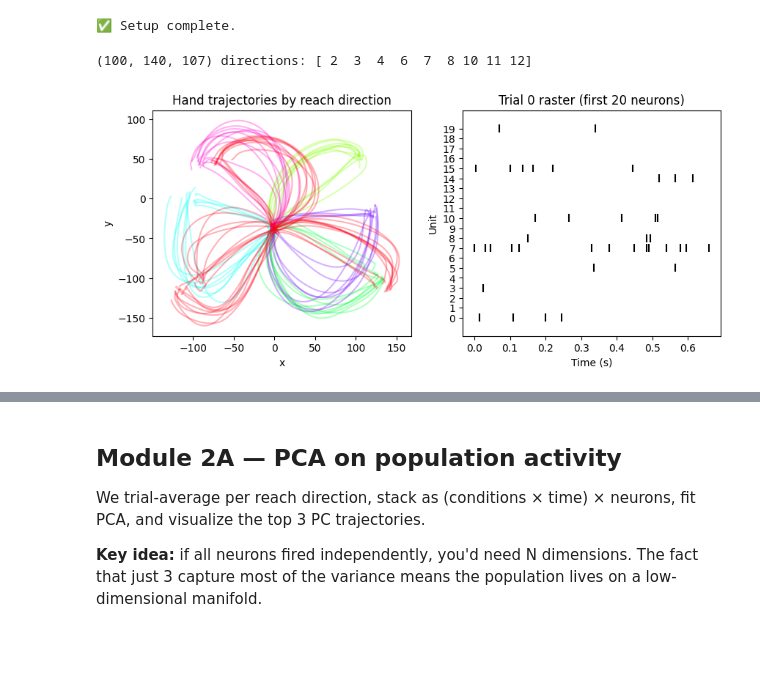
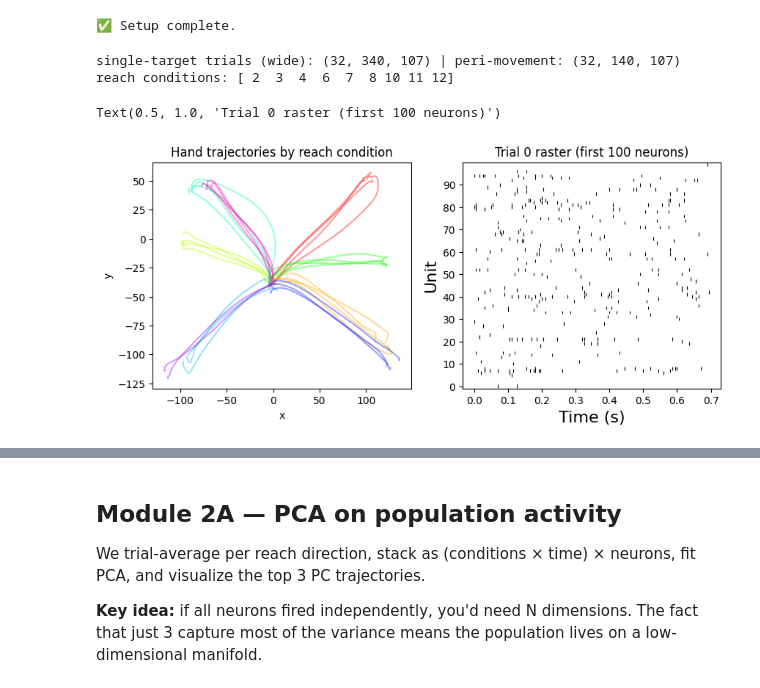
Before and after one commit to NeoNeuron/ccnss26-tutorials, a Jupyter notebook: solutions/session2_solutions.ipynb, the cells around one changed output, grey strips where cells are left out. Saved outputs shown, nothing was run; the diff lists cells and outputs as text; code cells hidden in the pictures; blank space fills up the shorter version.

```diff
--- a/solutions/session2_solutions.ipynb
+++ b/solutions/session2_solutions.ipynb
@@ -29,22 +28,43 @@ print("✅ Setup complete.")
 # %% [output]
 ✅ Setup complete.
 # %%
-mm = data.load_mc_maze_small()
-binned = mm["binned_spikes"]   # (trials, bins, neurons)
-dirs = mm["trial_directions"]  # (trials,)
-hand = mm["hand_trajectory"]   # (trials, bins, 2)
-print(binned.shape, "directions:", np.unique(dirs))
+mm = data.load_mc_maze_small(cache_dir="data")
+binned_wide = mm["binned_spikes"]    # (trials, bins, neurons) — wide window, aligned to movement onset
+bin_times   = mm["bin_times"]        # bin-centre times relative to movement onset (s)
+directions  = mm["trial_directions"] # reach condition (trial_type); single-target, no-barrier reaches only
+hand_wide   = mm["hand_trajectory"]  # (trials, bins, 2) hand xy
+bin_size    = mm["bin_size_s"]       # seconds
+trial_info  = mm["trial_info"]       # per-trial event times: target_on / go_cue / move_onset, rt, delay
+
+# The loader keeps only trial_version == 0 (single target, no barrier) and bins a
+# wide window so the full task sequence is visible in a PSTH. For the population
+# analyses below we slice the NLB-canonical peri-movement window [-250, +450] ms.
+peri = (bin_times >= -0.25) & (bin_times < 0.45)
+binned = binned_wide[:, peri, :]     # (trials, n_bins, neurons)
+hand   = hand_wide[:, peri, :]
+print("single-target trials (wide):", binned_wide.shape, "| peri-movement:", binned.shape)
+print("reach conditions:", np.unique(directions))
 # %% [output]
-(100, 140, 107) directions: [ 2  3  4  6  7  8 10 11 12]
+single-target trials (wide): (32, 340, 107) | peri-movement: (32, 140, 107)
+reach conditions: [ 2  3  4  6  7  8 10 11 12]
 # %%
-fig, axes = plt.subplots(1, 2, figsize=(10, 4))
-for d in np.unique(dirs):
-    m = dirs == d
-    axes[0].plot(hand[m, :, 0].T, hand[m, :, 1].T, color=plt.cm.hsv(d / 8), alpha=0.3)
-axes[0].set_title("Hand trajectories by reach direction"); axes[0].set_xlabel("x"); axes[0].set_ylabel("y")
-# Raster of one trial.
-trial0_spikes = {n: np.where(binned[0, :, n] > 0)[0] * mm["bin_size_s"] for n in range(20)}
-plotting.plot_raster(trial0_spikes, ax=axes[1])
-axes[1].set_title("Trial 0 raster (first 20 neurons)");
+fig, ax = plt.subplots(1, 2, figsize=(10, 4))
+uniq = np.unique(directions)
+for d in uniq:
+    m = directions == d
+    c_id = np.where(uniq == d)[0][0]
+    # c_id = d
+    ax[0].plot(hand[m, :, 0].T, hand[m, :, 1].T, color=plt.cm.hsv(c_id / len(uniq)), alpha=0.4)
+ax[0].set_title("Hand trajectories by reach condition")
+ax[0].set_xlabel("x")
+ax[0].set_ylabel("y")
+# Raster of one trial (peri-movement window).
+n_show = min(100, binned.shape[2])
+trial0_spikes = {n: np.where(binned[0, :, n] > 0)[0] * bin_size for n in range(n_show)}
+plotting.plot_raster(trial0_spikes, ax=ax[1], eventplot_kwargs={"linelengths": 1.5})
+ax[1].set_yticks(np.arange(0, n_show, 10))
+ax[1].set_ylim(-1, n_show)
+ax[1].set_title(f"Trial 0 raster (first {n_show} neurons)")
 # %% [output]
+Text(0.5, 1.0, 'Trial 0 raster (first 100 neurons)')
-[figure, old version]
+[figure, new version]
```
Also changed, not shown: parts of 17 cells of this notebook, 4 other files.
